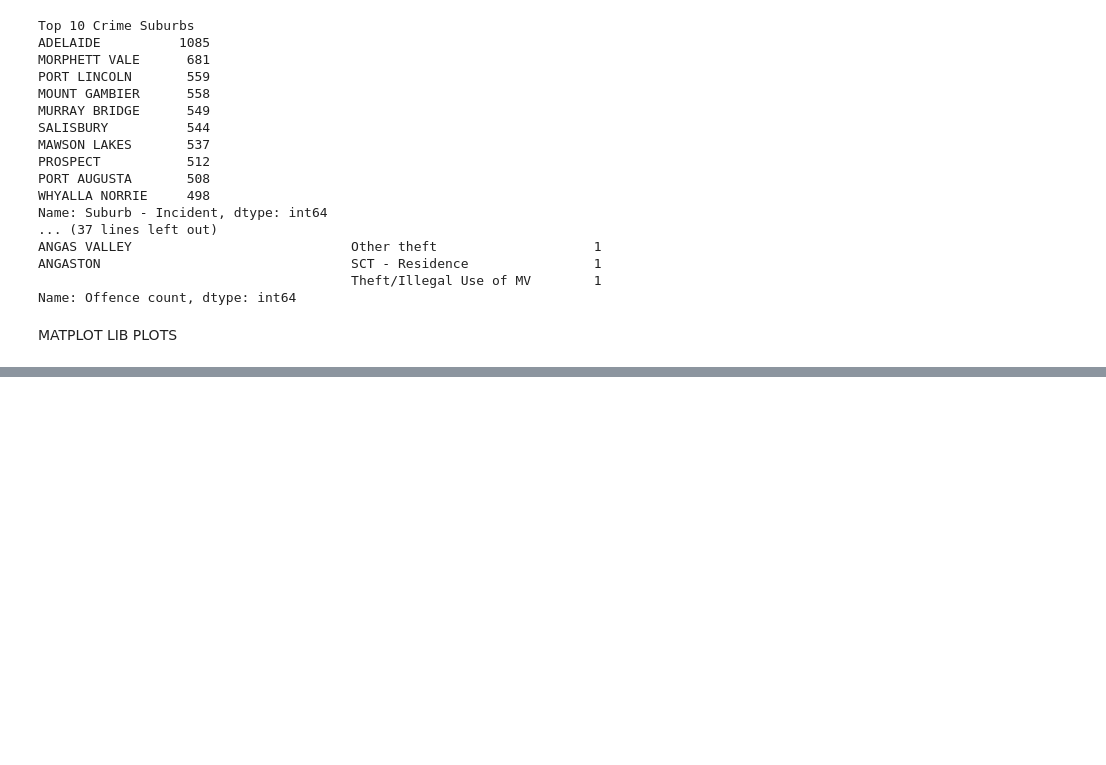
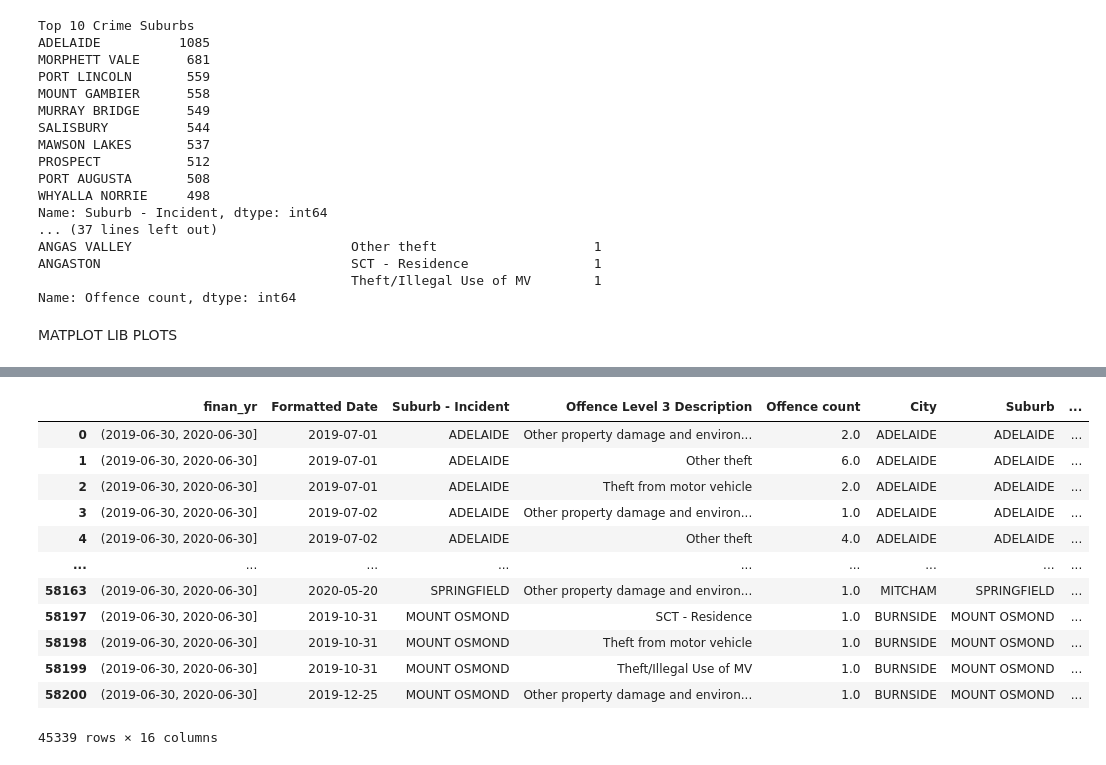
Before and after one commit to Sprettle/Chevrolet-Chilis, a Jupyter notebook: suburb_crime.ipynb, the cells around one changed output, grey strips where cells are left out. Saved outputs shown, nothing was run; the diff lists cells and outputs as text; code cells hidden in the pictures; blank space fills up the shorter version.

```diff
--- a/suburb_crime.ipynb
+++ b/suburb_crime.ipynb
@@ -604,0 +660,24 @@ plt.show()
+# %%
+#Merge 2 tables together
+y19_20_merged = pd.merge(left=y19_20, right=y19_20_price, how='outer', left_on='Suburb - Incident', right_on='Suburb')
+y19_20_merged
+
+######
+### Cleanup columns required
+#Drop NaN rows
+y19_20_final=y19_20_merged.dropna()
+y19_20_final
+# %% [output]
+|  | finan_yr | Formatted Date | Suburb - Incident | Offence Level 3 Description | Offence count | City | Suburb | ... |
+| 0 | (2019-06-30, 2020-06-30] | 2019-07-01 | ADELAIDE | Other property damage and environ... | 2.0 | ADELAIDE | ADELAIDE | ... |
+| 1 | (2019-06-30, 2020-06-30] | 2019-07-01 | ADELAIDE | Other theft | 6.0 | ADELAIDE | ADELAIDE | ... |
+| 2 | (2019-06-30, 2020-06-30] | 2019-07-01 | ADELAIDE | Theft from motor vehicle | 2.0 | ADELAIDE | ADELAIDE | ... |
+| 3 | (2019-06-30, 2020-06-30] | 2019-07-02 | ADELAIDE | Other property damage and environ... | 1.0 | ADELAIDE | ADELAIDE | ... |
+| 4 | (2019-06-30, 2020-06-30] | 2019-07-02 | ADELAIDE | Other theft | 4.0 | ADELAIDE | ADELAIDE | ... |
+| ... | ... | ... | ... | ... | ... | ... | ... | ... |
+| 58163 | (2019-06-30, 2020-06-30] | 2020-05-20 | SPRINGFIELD | Other property damage and environ... | 1.0 | MITCHAM | SPRINGFIELD | ... |
+| 58197 | (2019-06-30, 2020-06-30] | 2019-10-31 | MOUNT OSMOND | SCT - Residence | 1.0 | BURNSIDE | MOUNT OSMOND | ... |
+| 58198 | (2019-06-30, 2020-06-30] | 2019-10-31 | MOUNT OSMOND | Theft from motor vehicle | 1.0 | BURNSIDE | MOUNT OSMOND | ... |
+| 58199 | (2019-06-30, 2020-06-30] | 2019-10-31 | MOUNT OSMOND | Theft/Illegal Use of MV | 1.0 | BURNSIDE | MOUNT OSMOND | ... |
+| 58200 | (2019-06-30, 2020-06-30] | 2019-12-25 | MOUNT OSMOND | Other property damage and environ... | 1.0 | BURNSIDE | MOUNT OSMOND | ... |
+45339 rows × 16 columns
```
Also changed, not shown: parts of 5 cells of this notebook, 5 other files.
